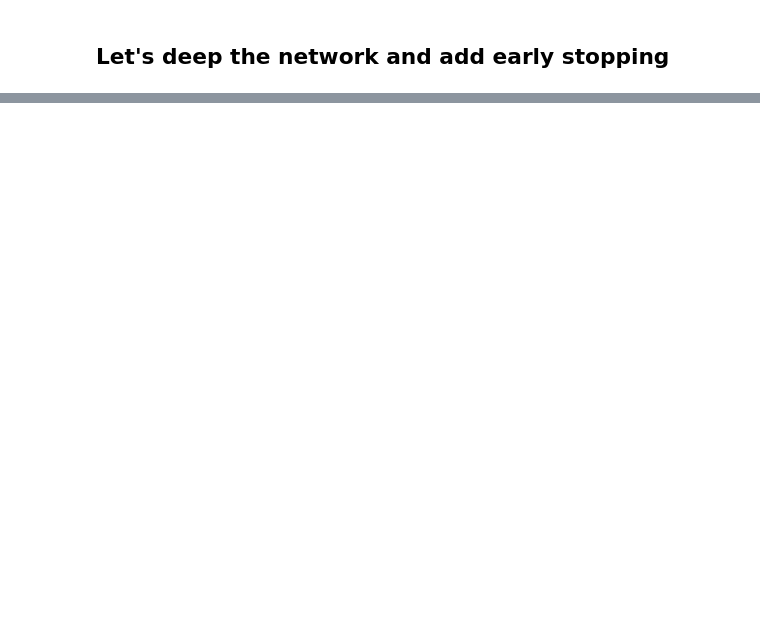
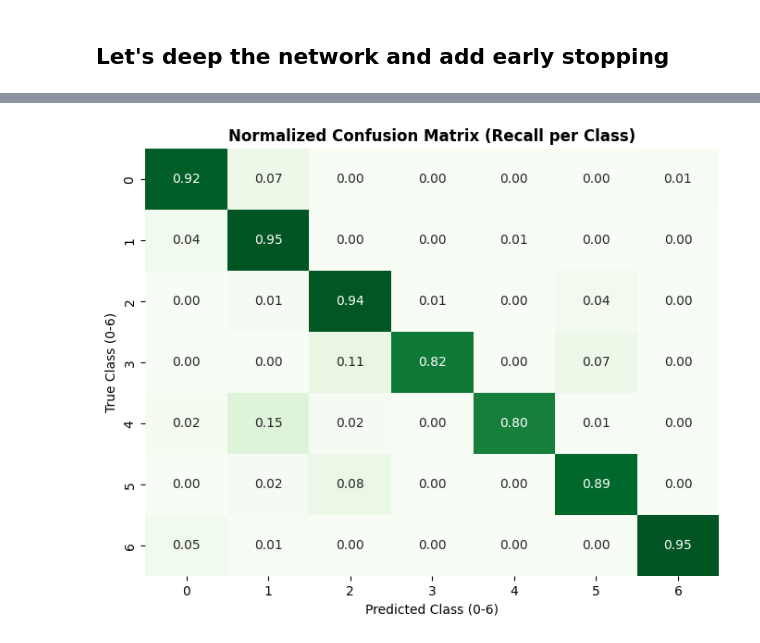
Before and after one commit to matheeshagit/Covertype_Deep_Learning_Solution, a Jupyter notebook: Covertype.ipynb, the cells around one changed output, grey strips where cells are left out. Saved outputs shown, nothing was run; the diff lists cells and outputs as text; code cells hidden in the pictures; blank space fills up the shorter version.

```diff
--- a/Covertype.ipynb
+++ b/Covertype.ipynb
@@ -295,0 +343,5 @@ Minimum validation loss: 0.1726095974445343
+# %%
+y_pred_probs = model.predict(X_test)
+y_pred = np.argmax(y_pred_probs, axis=1)
+
+print(classification_report(y_test, y_pred))
@@ -295,0 +363,15 @@ Minimum validation loss: 0.1726095974445343
+# %%
+plt.figure(figsize=(8, 6))
+cm = confusion_matrix(y_test, y_pred, normalize='true')
+sns.heatmap(cm, annot=True, fmt='.2f', cmap='Greens', cbar=False, vmin=0, vmax=1)
+plt.title(
+    'Normalized Confusion Matrix (Recall per Class)',
+    fontsize=12,
+    fontweight='bold',
+)
+plt.xlabel('Predicted Class (0-6)')
+plt.ylabel('True Class (0-6)')
+plt.savefig('confusion_matrix.png', dpi=300, bbox_inches='tight')
+plt.show()
+# %% [output]
+[figure, added]
```
Also changed, not shown: parts of 12 cells of this notebook.
